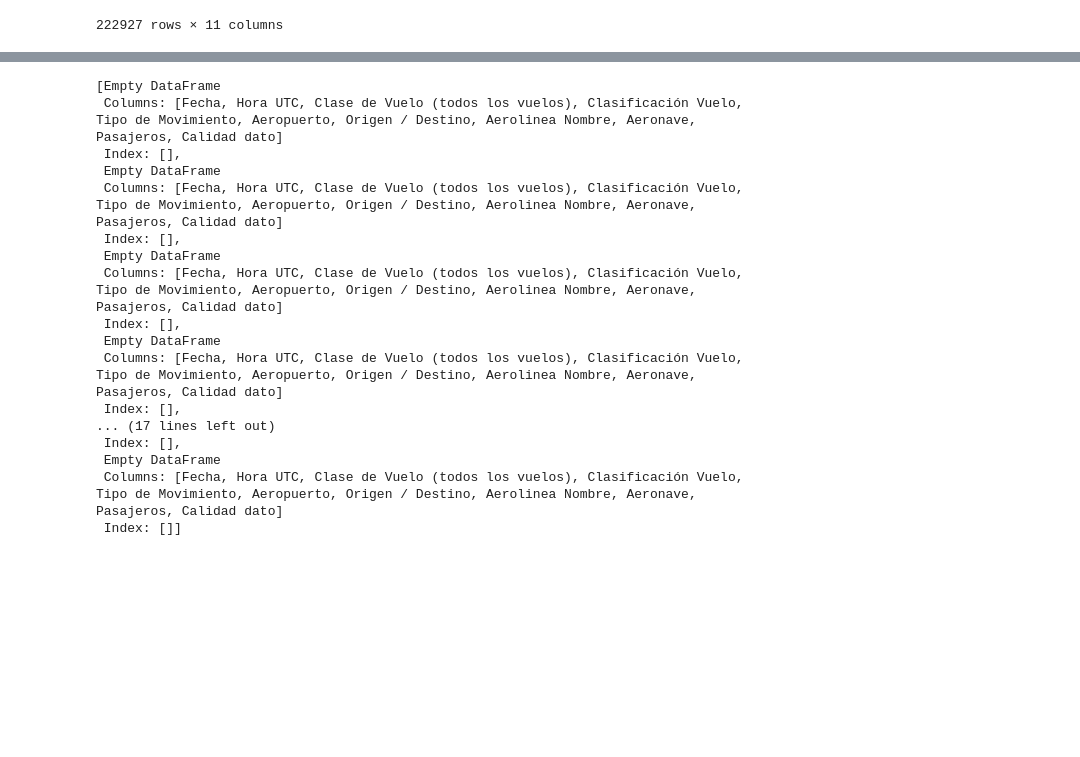
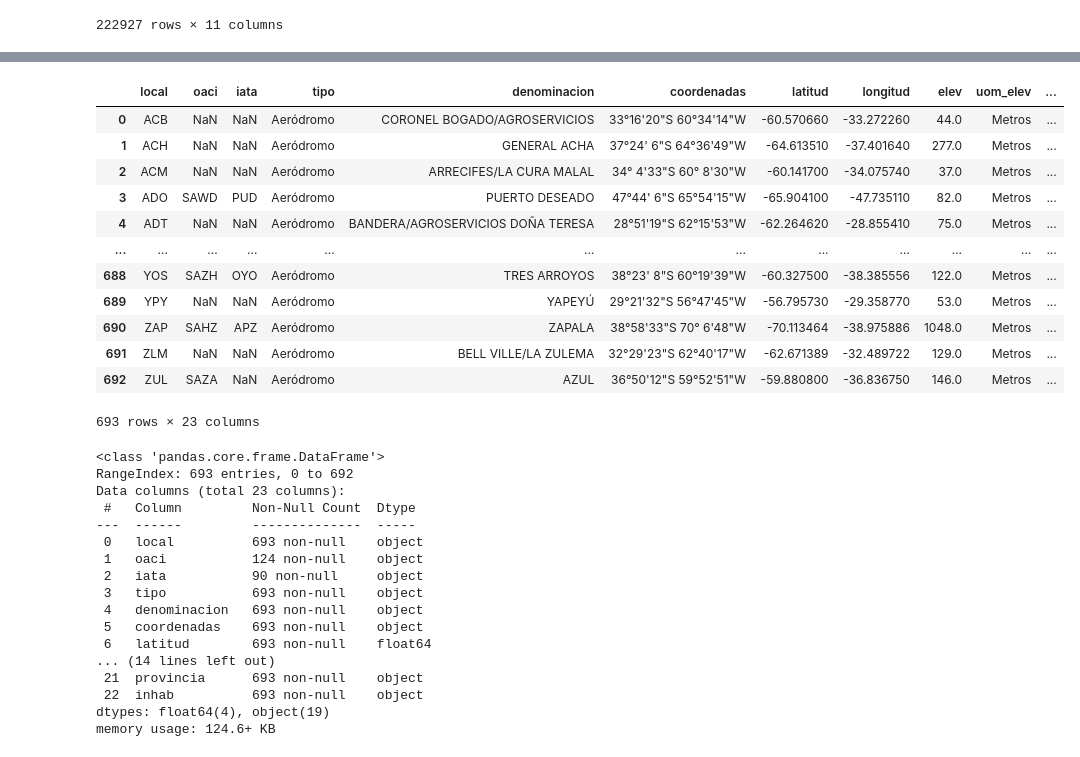
Before and after one commit to gabrielfernandorey/EDVAI, a Jupyter notebook: TP Final/Edvai_TP_Final.ipynb, the cells around one changed output, grey strips where cells are left out. Saved outputs shown, nothing was run; the diff lists cells and outputs as text; code cells hidden in the pictures; blank space fills up the shorter version.

```diff
--- a/TP Final/Edvai_TP_Final.ipynb
+++ b/TP Final/Edvai_TP_Final.ipynb
@@ -71,7 +71,7 @@ df_2021 = pd.read_csv("/content/2021-informe-ministerio.csv", sep=';')
 # %%
 df_2022 = pd.read_csv("/content/202206-informe-ministerio.csv", sep=';')
 # %%
-df_aeropuertos = pd.read_csv("/content/202206-informe-ministerio.csv", sep=';')
+df_aeropuertos = pd.read_csv("/content/aeropuertos_detalle.csv", sep=';')
 # %% [markdown]
 ### EDA
 # %%
@@ -192,24 +140,36 @@ isna
-# %%
-# Validamos si hay valores nulos
-nulos = []
-for x in cols:
-  nulos.append( df_2022[df_2022[x].isnull()] )
-nulos
-# %% [output]
-[Empty DataFrame
- Columns: [Fecha, Hora UTC, Clase de Vuelo (todos los vuelos), Clasificación Vuelo, Tipo de Movimiento, Aeropuerto, Origen / Destino, Aerolinea Nombre, Aeronave, Pasajeros, Calidad dato]
- Index: [],
- Empty DataFrame
- Columns: [Fecha, Hora UTC, Clase de Vuelo (todos los vuelos), Clasificación Vuelo, Tipo de Movimiento, Aeropuerto, Origen / Destino, Aerolinea Nombre, Aeronave, Pasajeros, Calidad dato]
- Index: [],
- Empty DataFrame
- Columns: [Fecha, Hora UTC, Clase de Vuelo (todos los vuelos), Clasificación Vuelo, Tipo de Movimiento, Aeropuerto, Origen / Destino, Aerolinea Nombre, Aeronave, Pasajeros, Calidad dato]
- Index: [],
- Empty DataFrame
- Columns: [Fecha, Hora UTC, Clase de Vuelo (todos los vuelos), Clasificación Vuelo, Tipo de Movimiento, Aeropuerto, Origen / Destino, Aerolinea Nombre, Aeronave, Pasajeros, Calidad dato]
- Index: [],
-... (17 lines left out)
- Index: [],
- Empty DataFrame
- Columns: [Fecha, Hora UTC, Clase de Vuelo (todos los vuelos), Clasificación Vuelo, Tipo de Movimiento, Aeropuerto, Origen / Destino, Aerolinea Nombre, Aeronave, Pasajeros, Calidad dato]
- Index: []]
+# %%
+df_aeropuertos
+# %% [output]
+|  | local | oaci | iata | tipo | denominacion | coordenadas | latitud | longitud | elev | uom_elev | ... |
+| 0 | ACB | NaN | NaN | Aeródromo | CORONEL BOGADO/AGROSERVICIOS | 33°16'20"S 60°34'14"W | -60.570660 | -33.272260 | 44.0 | Metros | ... |
+| 1 | ACH | NaN | NaN | Aeródromo | GENERAL ACHA | 37°24' 6"S 64°36'49"W | -64.613510 | -37.401640 | 277.0 | Metros | ... |
+| 2 | ACM | NaN | NaN | Aeródromo | ARRECIFES/LA CURA MALAL | 34° 4'33"S 60° 8'30"W | -60.141700 | -34.075740 | 37.0 | Metros | ... |
+| 3 | ADO | SAWD | PUD | Aeródromo | PUERTO DESEADO | 47°44' 6"S 65°54'15"W | -65.904100 | -47.735110 | 82.0 | Metros | ... |
+| 4 | ADT | NaN | NaN | Aeródromo | BANDERA/AGROSERVICIOS DOÑA TERESA | 28°51'19"S 62°15'53"W | -62.264620 | -28.855410 | 75.0 | Metros | ... |
+| ... | ... | ... | ... | ... | ... | ... | ... | ... | ... | ... | ... |
+| 688 | YOS | SAZH | OYO | Aeródromo | TRES ARROYOS | 38°23' 8"S 60°19'39"W | -60.327500 | -38.385556 | 122.0 | Metros | ... |
+| 689 | YPY | NaN | NaN | Aeródromo | YAPEYÚ | 29°21'32"S 56°47'45"W | -56.795730 | -29.358770 | 53.0 | Metros | ... |
+| 690 | ZAP | SAHZ | APZ | Aeródromo | ZAPALA | 38°58'33"S 70° 6'48"W | -70.113464 | -38.975886 | 1048.0 | Metros | ... |
+| 691 | ZLM | NaN | NaN | Aeródromo | BELL VILLE/LA ZULEMA | 32°29'23"S 62°40'17"W | -62.671389 | -32.489722 | 129.0 | Metros | ... |
+| 692 | ZUL | SAZA | NaN | Aeródromo | AZUL | 36°50'12"S 59°52'51"W | -59.880800 | -36.836750 | 146.0 | Metros | ... |
+693 rows × 23 columns
+# %%
+df_aeropuertos.info()
+# %% [output]
+<class 'pandas.core.frame.DataFrame'>
+RangeIndex: 693 entries, 0 to 692
+Data columns (total 23 columns):
+ #   Column         Non-Null Count  Dtype
+---  ------         --------------  -----
+ 0   local          693 non-null    object
+ 1   oaci           124 non-null    object
+ 2   iata           90 non-null     object
+ 3   tipo           693 non-null    object
+ 4   denominacion   693 non-null    object
+ 5   coordenadas    693 non-null    object
+ 6   latitud        693 non-null    float64
+... (14 lines left out)
+ 21  provincia      693 non-null    object
+ 22  inhab          693 non-null    object
+dtypes: float64(4), object(19)
+memory usage: 124.6+ KB
```
Also changed, not shown: parts of 43 cells of this notebook.
